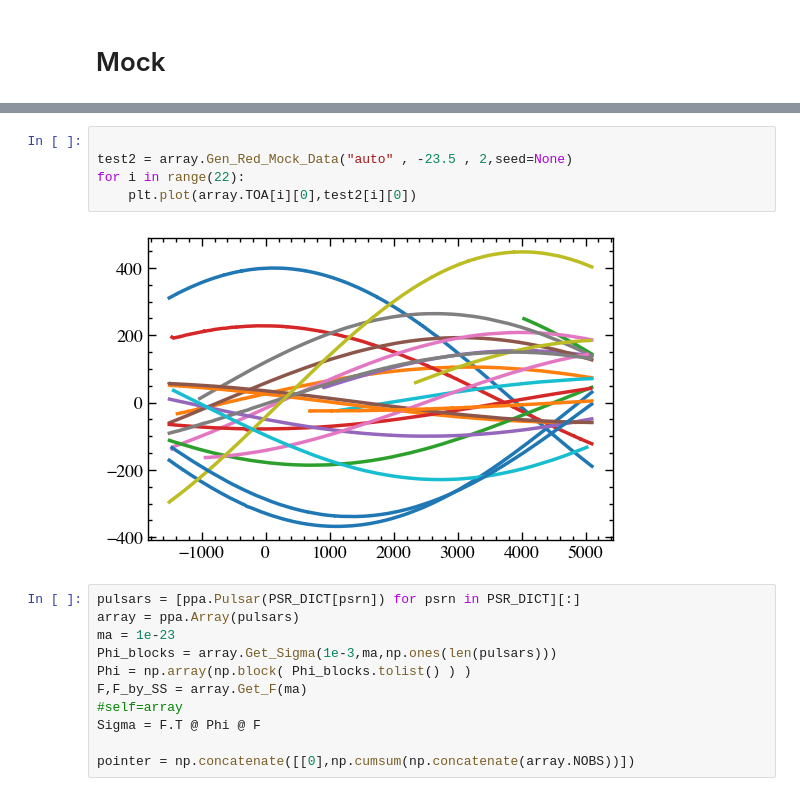
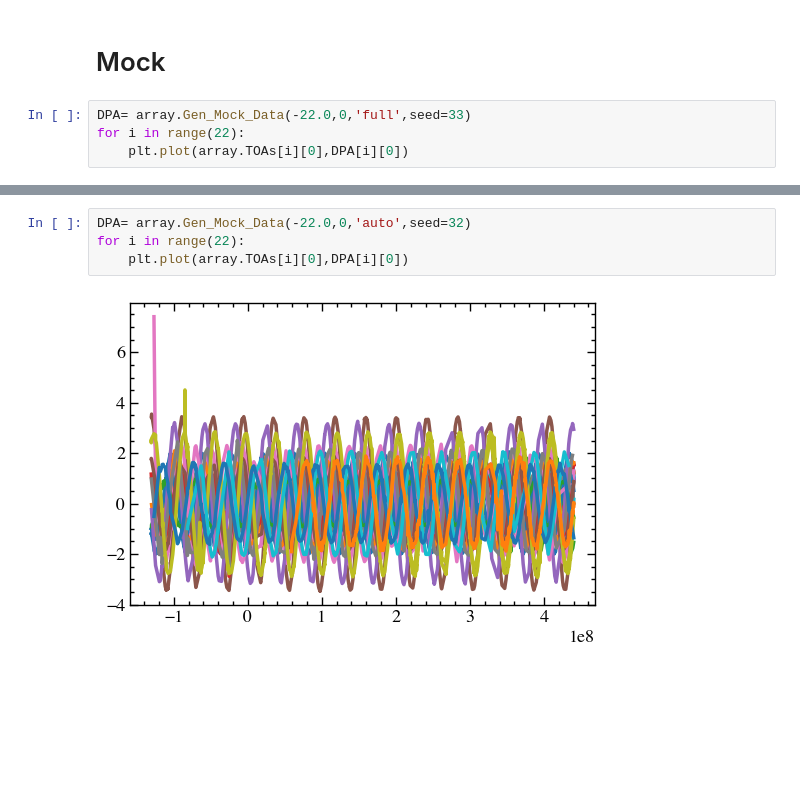
Before and after one commit to XueXiao-Physics/PPA, a Jupyter notebook: 3_Inspection.ipynb, the cells around one changed output, grey strips where cells are left out. Drawn from its saved outputs; the diff is of its cells as text; blank space fills up the shorter version.

```diff
--- a/3_Inspection.ipynb
+++ b/3_Inspection.ipynb
@@ -153,3 +173,7 @@ groups
  [19, 38, 57]]
 # %% [markdown]
 # Mock
+# %%
+DPA= array.Gen_Mock_Data(-22.0,0,'full',seed=33)
+for i in range(22):
+    plt.plot(array.TOAs[i][0],DPA[i][0])
@@ -156,18 +182,6 @@ groups
 # %%
-
-test2 = array.Gen_Red_Mock_Data("auto" , -23.5 , 2,seed=None)
+DPA= array.Gen_Mock_Data(-22.0,0,'auto',seed=32)
 for i in range(22):
-    plt.plot(array.TOA[i][0],test2[i][0])
+    plt.plot(array.TOAs[i][0],DPA[i][0])
 # %% [output]
-[figure, old version]
+[figure, new version]
-# %%
-pulsars = [ppa.Pulsar(PSR_DICT[psrn]) for psrn in PSR_DICT][:]
-array = ppa.Array(pulsars)
-ma = 1e-23
-Phi_blocks = array.Get_Sigma(1e-3,ma,np.ones(len(pulsars)))
-Phi = np.array(np.block( Phi_blocks.tolist() ) )
-F,F_by_SS = array.Get_F(ma)
-#self=array
-Sigma = F.T @ Phi @ F
-
-pointer = np.concatenate([[0],np.cumsum(np.concatenate(array.NOBS))])
```
Also changed, not shown: parts of 5 cells of this notebook.
